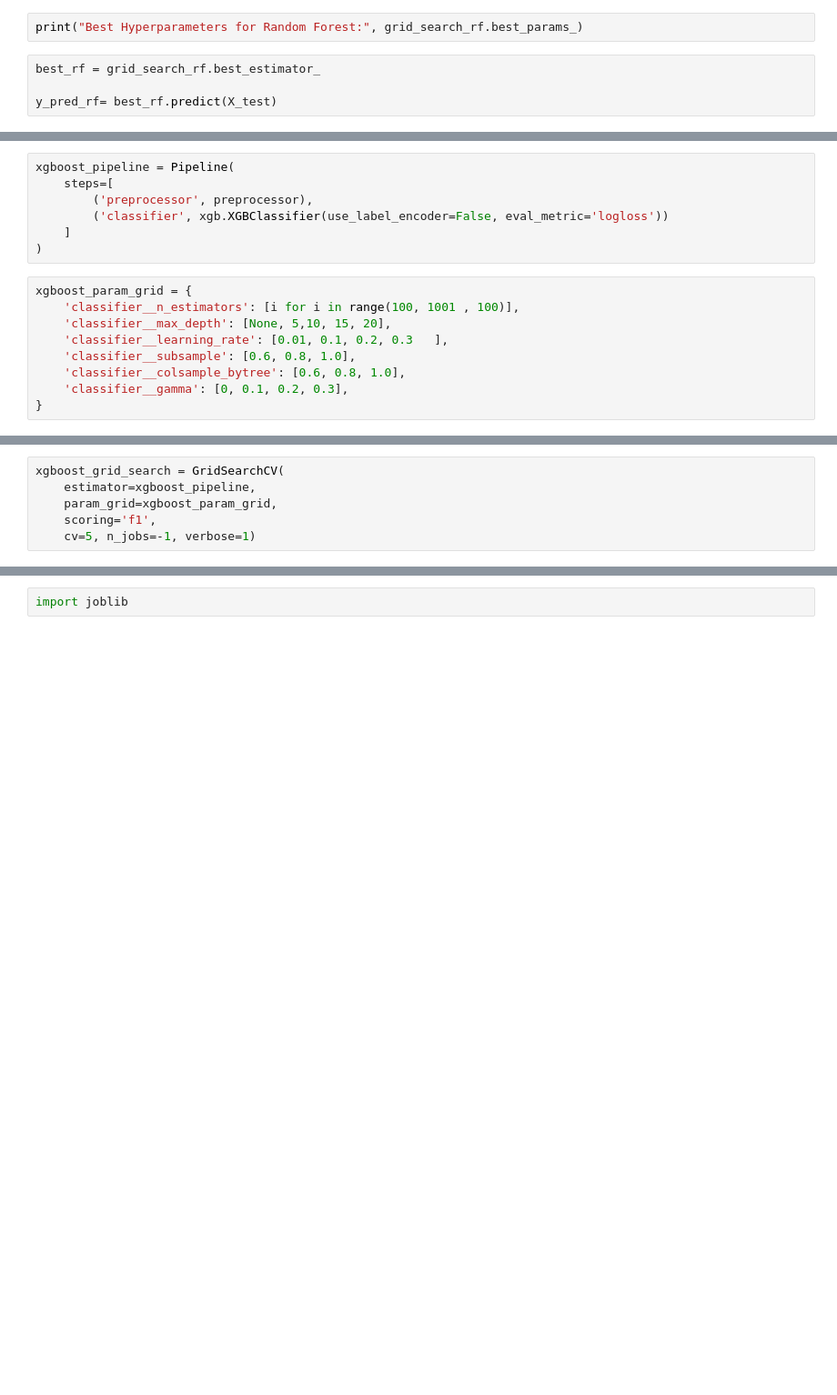
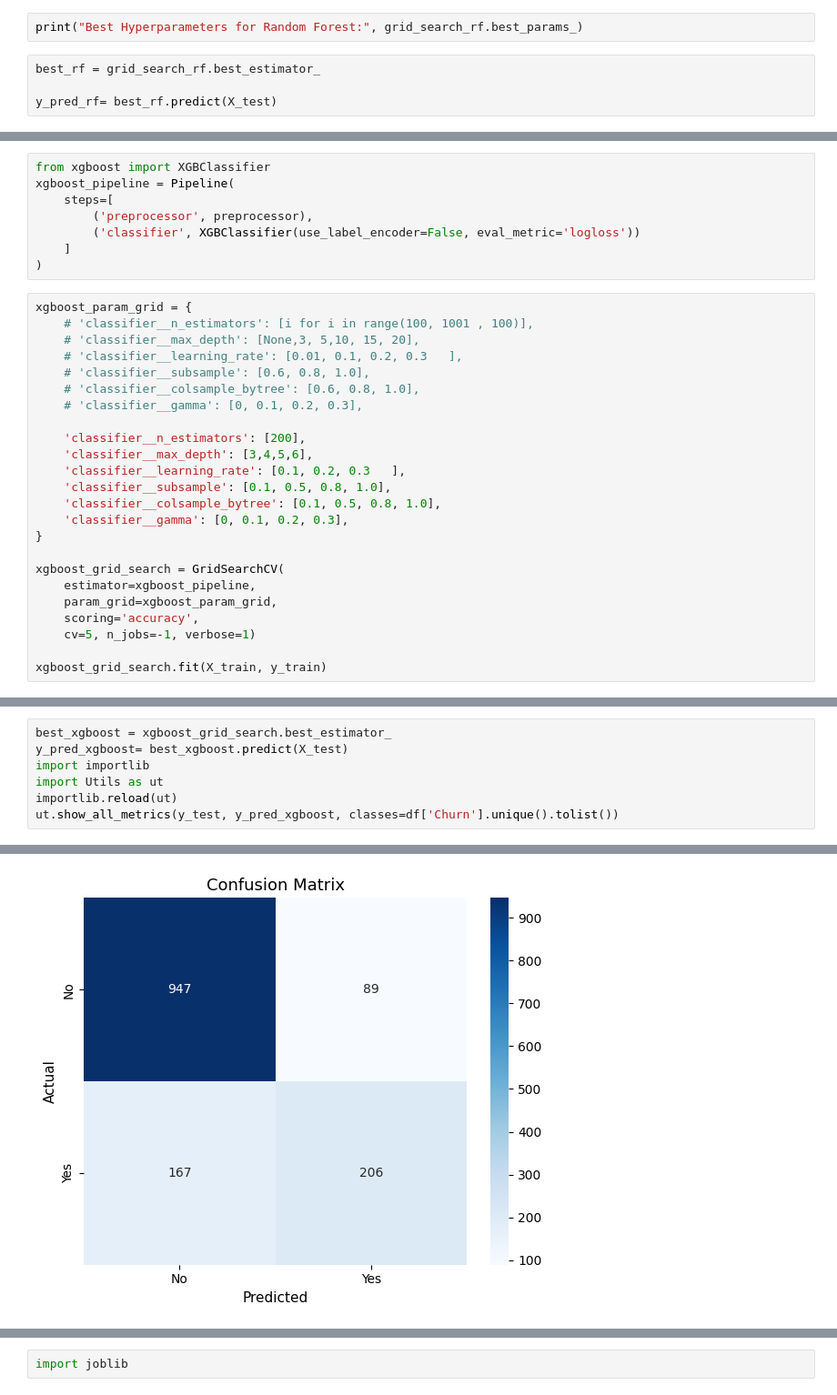
Before and after one commit to atefkabani/TELECOM-CHURN-PREDICTION, a Jupyter notebook: notebooks/telcom_churn_prediction.ipynb, the cells around one changed output, grey strips where cells are left out. Shown at 91% size. Cells and saved outputs as stored; diff of their text form; blank space fills up the shorter version.

```diff
--- a/notebooks/telcom_churn_prediction.ipynb
+++ b/notebooks/telcom_churn_prediction.ipynb
@@ -355,16 +594,32 @@ plt.show()
 # %%
+from xgboost import XGBClassifier
 xgboost_pipeline = Pipeline(
     steps=[
         ('preprocessor', preprocessor),
-        ('classifier', xgb.XGBClassifier(use_label_encoder=False, eval_metric='logloss'))
+        ('classifier', XGBClassifier(use_label_encoder=False, eval_metric='logloss'))
     ]
 )
 # %%
 xgboost_param_grid = {
-    'classifier__n_estimators': [i for i in range(100, 1001 , 100)],
-    'classifier__max_depth': [None, 5,10, 15, 20],
-    'classifier__learning_rate': [0.01, 0.1, 0.2, 0.3   ],
-    'classifier__subsample': [0.6, 0.8, 1.0],
-    'classifier__colsample_bytree': [0.6, 0.8, 1.0],
+    # 'classifier__n_estimators': [i for i in range(100, 1001 , 100)],
+    # 'classifier__max_depth': [None,3, 5,10, 15, 20],
+    # 'classifier__learning_rate': [0.01, 0.1, 0.2, 0.3   ],
+    # 'classifier__subsample': [0.6, 0.8, 1.0],
+    # 'classifier__colsample_bytree': [0.6, 0.8, 1.0],
+    # 'classifier__gamma': [0, 0.1, 0.2, 0.3],
+
+    'classifier__n_estimators': [200],
+    'classifier__max_depth': [3,4,5,6],
+    'classifier__learning_rate': [0.1, 0.2, 0.3   ],
+    'classifier__subsample': [0.1, 0.5, 0.8, 1.0],
+    'classifier__colsample_bytree': [0.1, 0.5, 0.8, 1.0],
     'classifier__gamma': [0, 0.1, 0.2, 0.3],
 }
+
+xgboost_grid_search = GridSearchCV(
+    estimator=xgboost_pipeline,
+    param_grid=xgboost_param_grid,
+    scoring='accuracy',
+    cv=5, n_jobs=-1, verbose=1)
+
+xgboost_grid_search.fit(X_train, y_train)
@@ -371,6 +645,8 @@ xgboost_param_grid = {
-# %%
-xgboost_grid_search = GridSearchCV(
-    estimator=xgboost_pipeline,
-    param_grid=xgboost_param_grid,
-    scoring='f1',
-    cv=5, n_jobs=-1, verbose=1)
+# %%
+best_xgboost = xgboost_grid_search.best_estimator_
+y_pred_xgboost= best_xgboost.predict(X_test)
+import importlib
+import Utils as ut
+importlib.reload(ut)
+ut.show_all_metrics(y_test, y_pred_xgboost, classes=df['Churn'].unique().tolist())
+# %% [output]
@@ -376,0 +670 @@ xgboost_grid_search = GridSearchCV(
+[figure, added]
```
Also changed, not shown: parts of 66 cells of this notebook, 3 other files.
